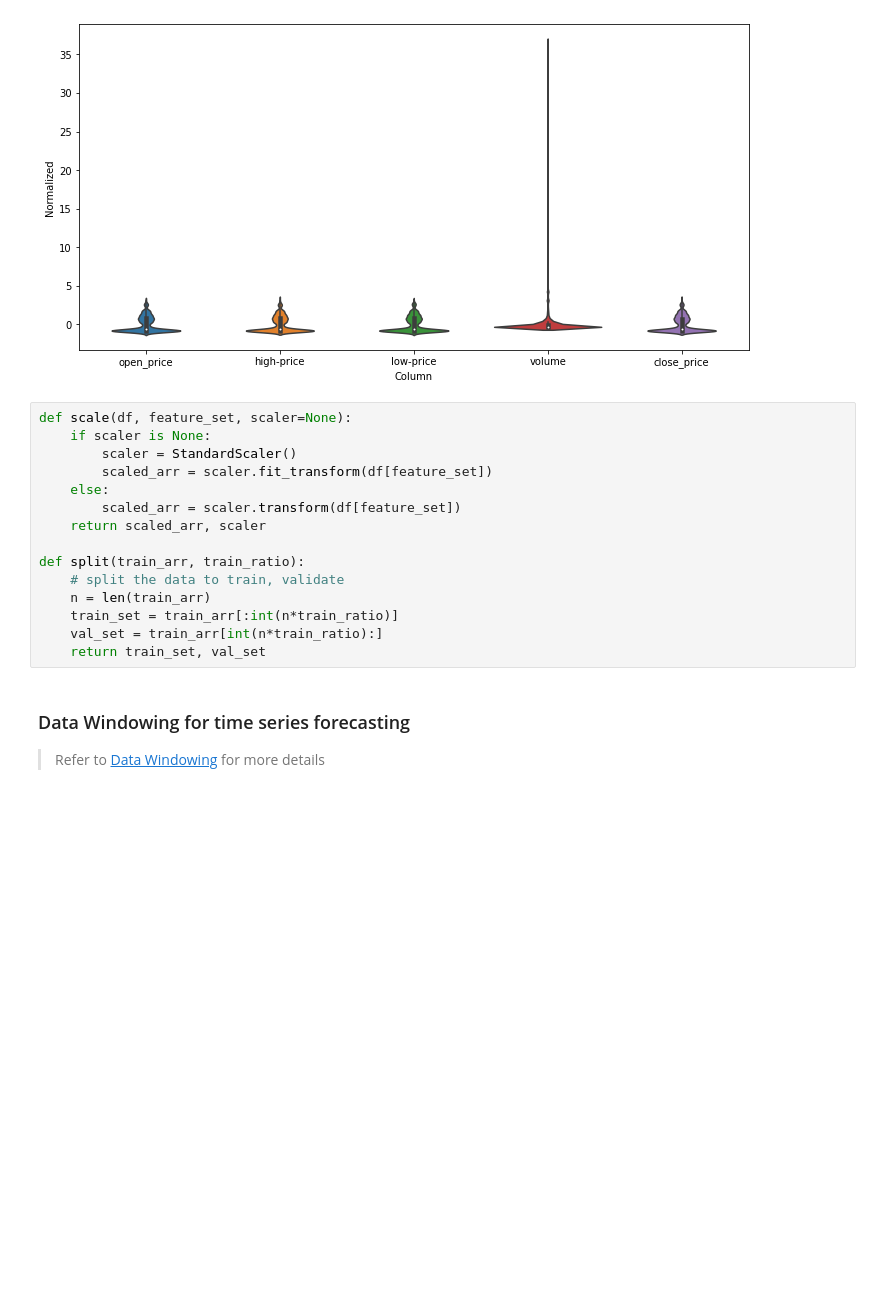
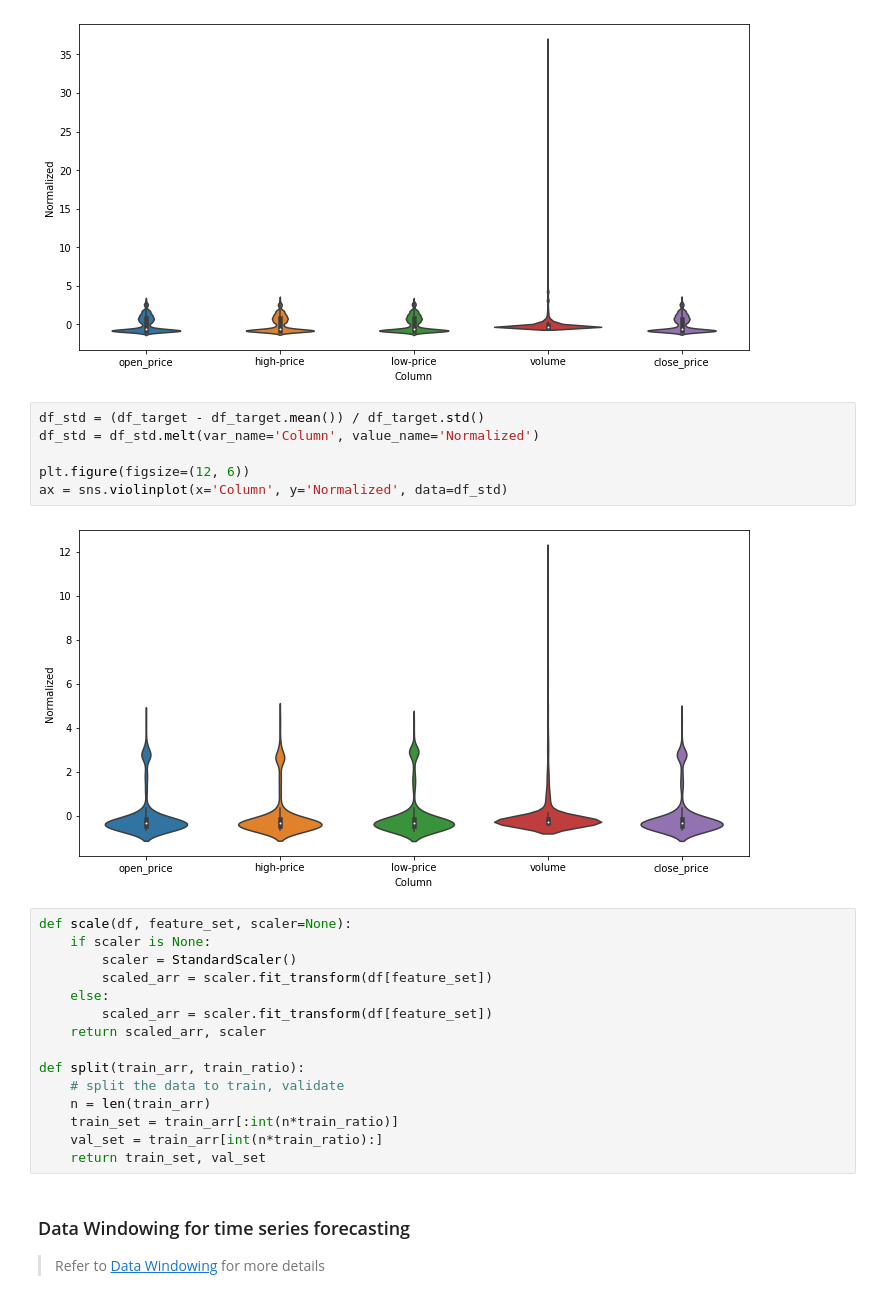
Before and after one commit to brijow/foobar-gamestop, a Jupyter notebook: notebooks/scratchboard.ipynb, the cells around one changed output. Cells and saved outputs as stored; diff of their text form; blank space fills up the shorter version.

```diff
--- a/notebooks/scratchboard.ipynb
+++ b/notebooks/scratchboard.ipynb
@@ -95,13 +109,21 @@ plt.figure(figsize=(12, 6))
 ax = sns.violinplot(x='Column', y='Normalized', data=df_std)
 # %% [output]
 [figure]
+# %%
+df_std = (df_target - df_target.mean()) / df_target.std()
+df_std = df_std.melt(var_name='Column', value_name='Normalized')
+
+plt.figure(figsize=(12, 6))
+ax = sns.violinplot(x='Column', y='Normalized', data=df_std)
+# %% [output]
+[figure, added]
 # %%
 def scale(df, feature_set, scaler=None):
     if scaler is None:
         scaler = StandardScaler()
         scaled_arr = scaler.fit_transform(df[feature_set])
     else:
-        scaled_arr = scaler.transform(df[feature_set])
+        scaled_arr = scaler.fit_transform(df[feature_set])
     return scaled_arr, scaler
 
 def split(train_arr, train_ratio):
```
Also changed, not shown: parts of 19 cells of this notebook, 2 other files.
